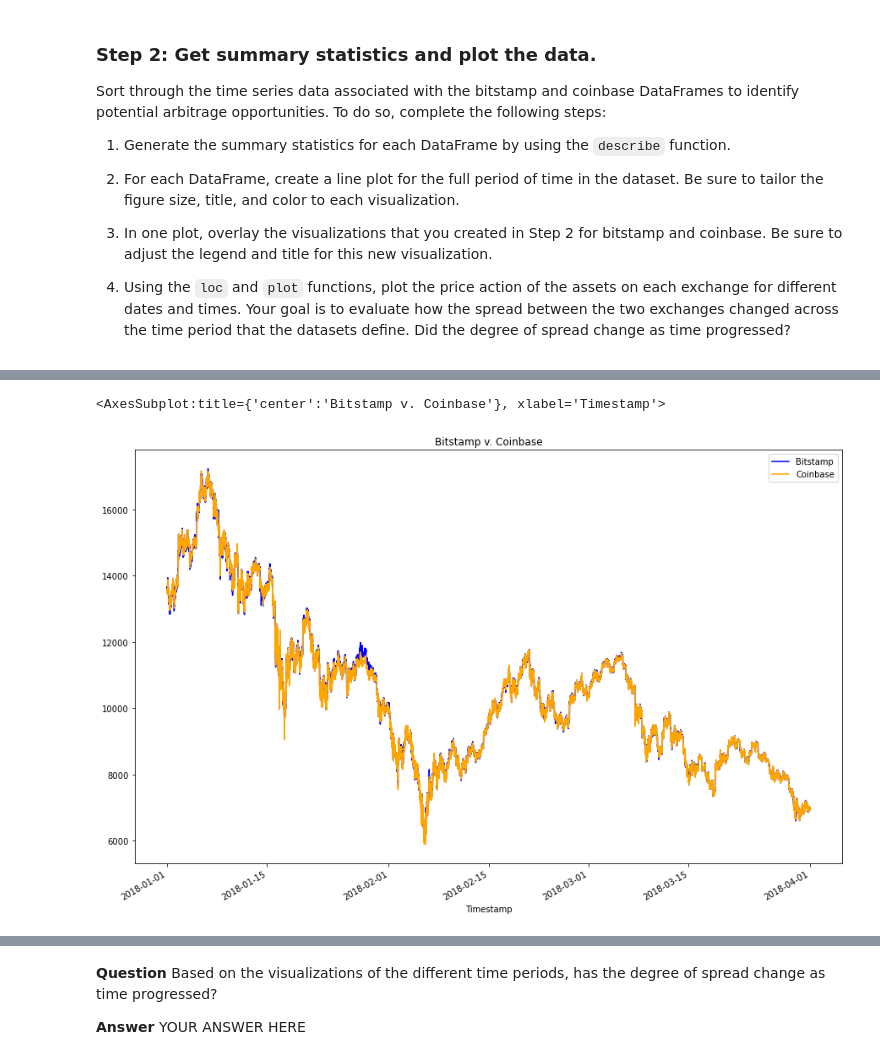
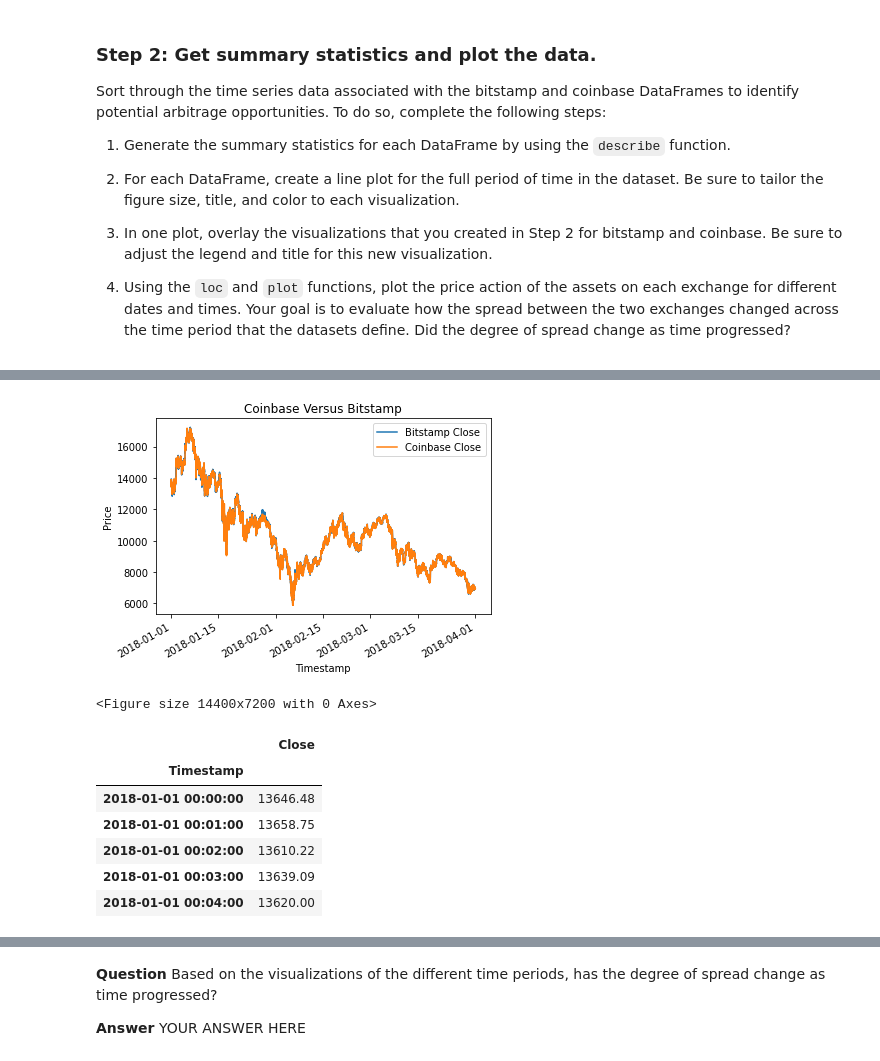
Before and after one commit to davidlampach/module3, a Jupyter notebook: crypto_arbitrage.ipynb, the cells around one changed output, grey strips where cells are left out. Cells and saved outputs as stored; diff of their text form; code cells hidden in the pictures.

```diff
--- a/crypto_arbitrage.ipynb
+++ b/crypto_arbitrage.ipynb
@@ -262,8 +256,22 @@ coinbase_sliced.plot(y='Close', kind = 'line', title = 'Coinbase Closing Prices'
 # %%
 # Overlay the visualizations for the bitstamp and coinbase DataFrames in one plot
 # The plot should visualize the prices over the full lenth of the dataset
 # Be sure to include the parameters: legend, figure size, title, and color and label
-# YOUR CODE HERE
+ax = bitstamp_sliced.plot()
+coinbase_sliced.plot(ax=ax, title='Coinbase Versus Bitstamp', ylabel='Price')
+plt.legend(['Bitstamp Close','Coinbase Close'])
+plt.figure(figsize=(200,100))
+plt.show()
 # %% [output]
+[figure, new version]
-<AxesSubplot:title={'center':'Bitstamp v. Coinbase'}, xlabel='Timestamp'>
+<Figure size 14400x7200 with 0 Axes>
-[figure, old version]
+# %%
+bitstamp_sliced.head()
+# %% [output]
+|  | Close |
+| Timestamp |  |
+| 2018-01-01 00:00:00 | 13646.48 |
+| 2018-01-01 00:01:00 | 13658.75 |
+| 2018-01-01 00:02:00 | 13610.22 |
+| 2018-01-01 00:03:00 | 13639.09 |
+| 2018-01-01 00:04:00 | 13620.00 |
```
Also changed, not shown: parts of 12 cells of this notebook, 5 other files.
